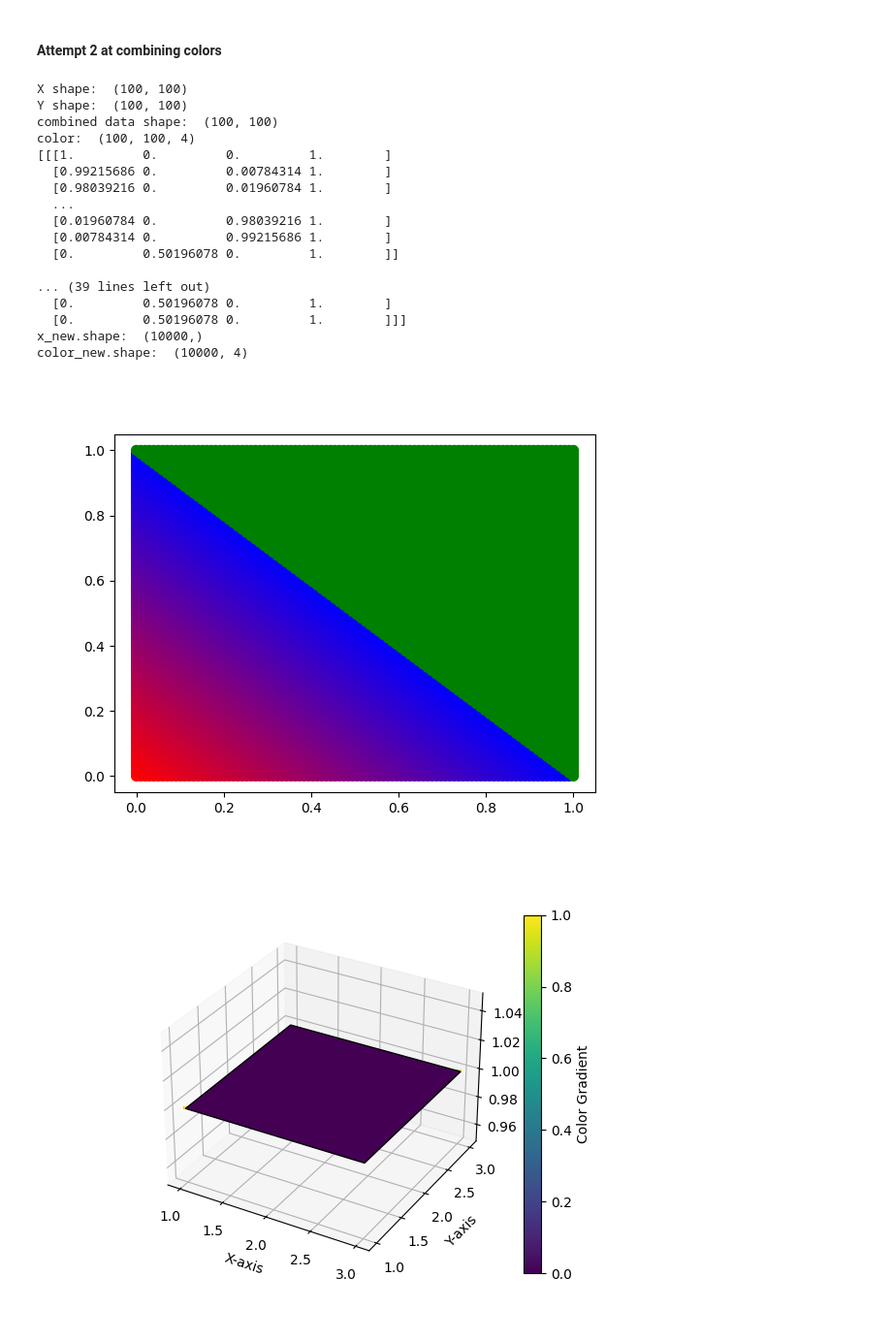
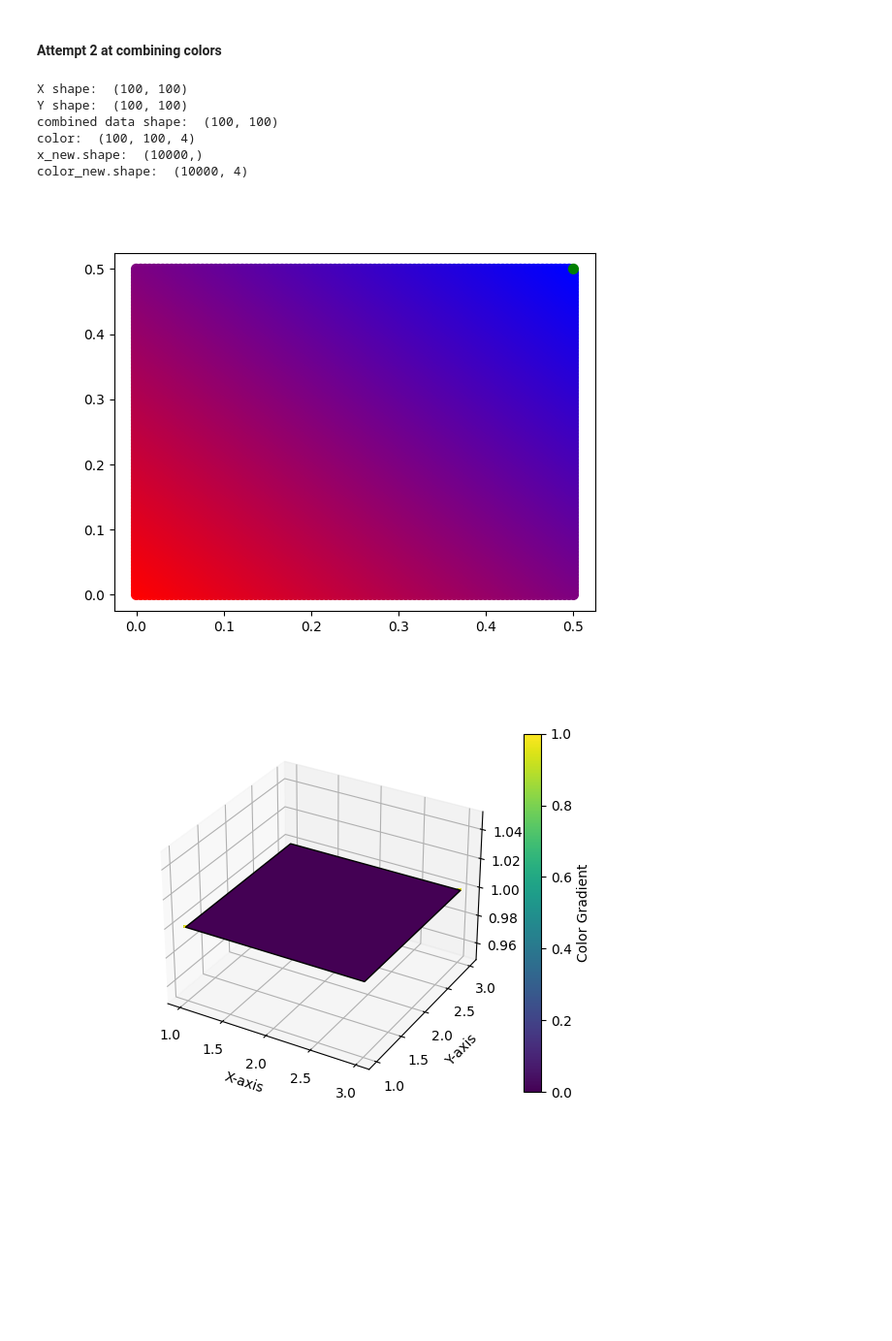
Before and after one commit to JoshuaG-K/transformation-visualization-tool, a Jupyter notebook: transformations.ipynb, the cells around one changed output. Shown: that part at 97% size. Cells and saved outputs as stored; diff of their text form; code cells hidden in the pictures; blank space fills up the shorter version.

```diff
--- a/transformations.ipynb
+++ b/transformations.ipynb
@@ -97,14 +97,16 @@ plt.show()
 import matplotlib.pyplot as plt
 import numpy as np
 from matplotlib.colors import LinearSegmentedColormap
+from sklearn.preprocessing import normalize
 
 # Create a custom colormap
 cmap_colors = [(0, 'red'), (1, 'blue'), (1, 'green')]  # Colors for the combined dimension
 custom_cmap = LinearSegmentedColormap.from_list('custom', cmap_colors)
 
 # Create a 2D grid of values for both dimensions
-x = np.linspace(0, 1, 100)
-y = np.linspace(0, 1, 100)
+numDimensions = 2
+x = np.linspace(0, 1/numDimensions, 100)
+y = np.linspace(0, 1/numDimensions, 100)
 X, Y = np.meshgrid(x, y)
 print("X shape: ", X.shape)
 print("Y shape: ", Y.shape)
@@ -112,47 +114,39 @@ print("Y shape: ", Y.shape)
 # Combine data for both dimensions into a single variable
 combined_data = X + Y  # You can use a different combination as needed
 print("combined data shape: ", combined_data.shape)
+# print(combined_data)
+# combined_data = normalize(combined_data, norm='l2', axis=0)
+# print(combined_data)
 # Apply the custom colormap to the combined data
 color = custom_cmap(combined_data)
 # color = np.delete(color, -1, axis=-1)
 print("color: ", color.shape)
-print(color)
+# print(color)
 # Create a figure and axis
 fig, ax = plt.subplots()
 
 # reshape x and y to match what is expected
 x_new = X.reshape((-1,))
 y_new = Y.reshape((-1,))
 color_new = color.reshape((-1, 4))
 print("x_new.shape: ", x_new.shape)
 print("color_new.shape: ", color_new.shape)
 
 # Plot the 2D grid with the colormap representing both dimensions
 sc = ax.scatter(x_new, y_new, c=color_new, cmap=custom_cmap, s=50, marker='o')
 # cbar = plt.colorbar(sc, ax=ax)
 # cbar.set_label('Color Gradient')
 
 # Show the plot
 plt.show()
 # %% [output]
 X shape:  (100, 100)
 Y shape:  (100, 100)
 combined data shape:  (100, 100)
 color:  (100, 100, 4)
-[[[1.         0.         0.         1.        ]
-  [0.99215686 0.         0.00784314 1.        ]
-  [0.98039216 0.         0.01960784 1.        ]
-  ...
-  [0.01960784 0.         0.98039216 1.        ]
-  [0.00784314 0.         0.99215686 1.        ]
-  [0.         0.50196078 0.         1.        ]]
-
-... (39 lines left out)
-  [0.         0.50196078 0.         1.        ]
-  [0.         0.50196078 0.         1.        ]]]
 x_new.shape:  (10000,)
 color_new.shape:  (10000, 4)
-[figure, old version]
+[figure, new version]
 # %%
 import numpy as np
 import matplotlib.pyplot as plt
```
